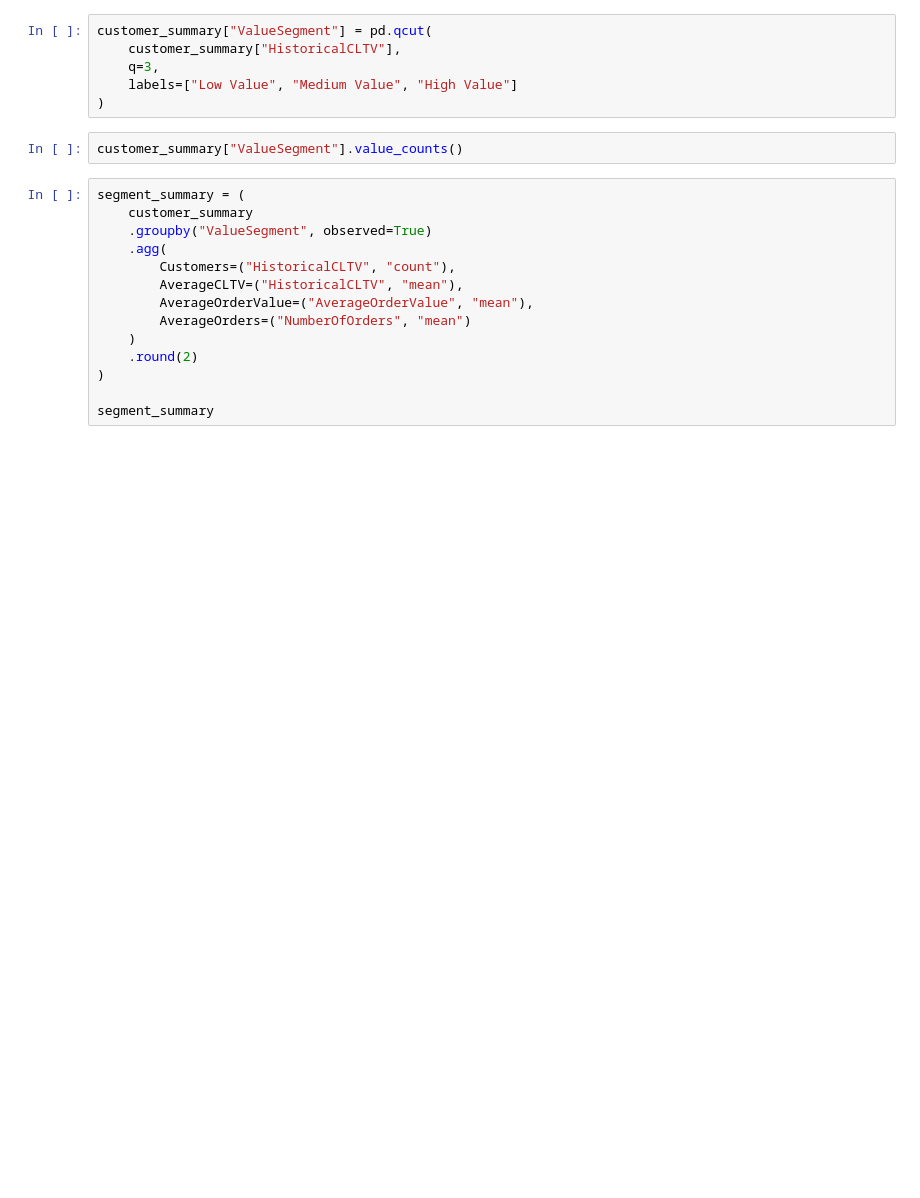
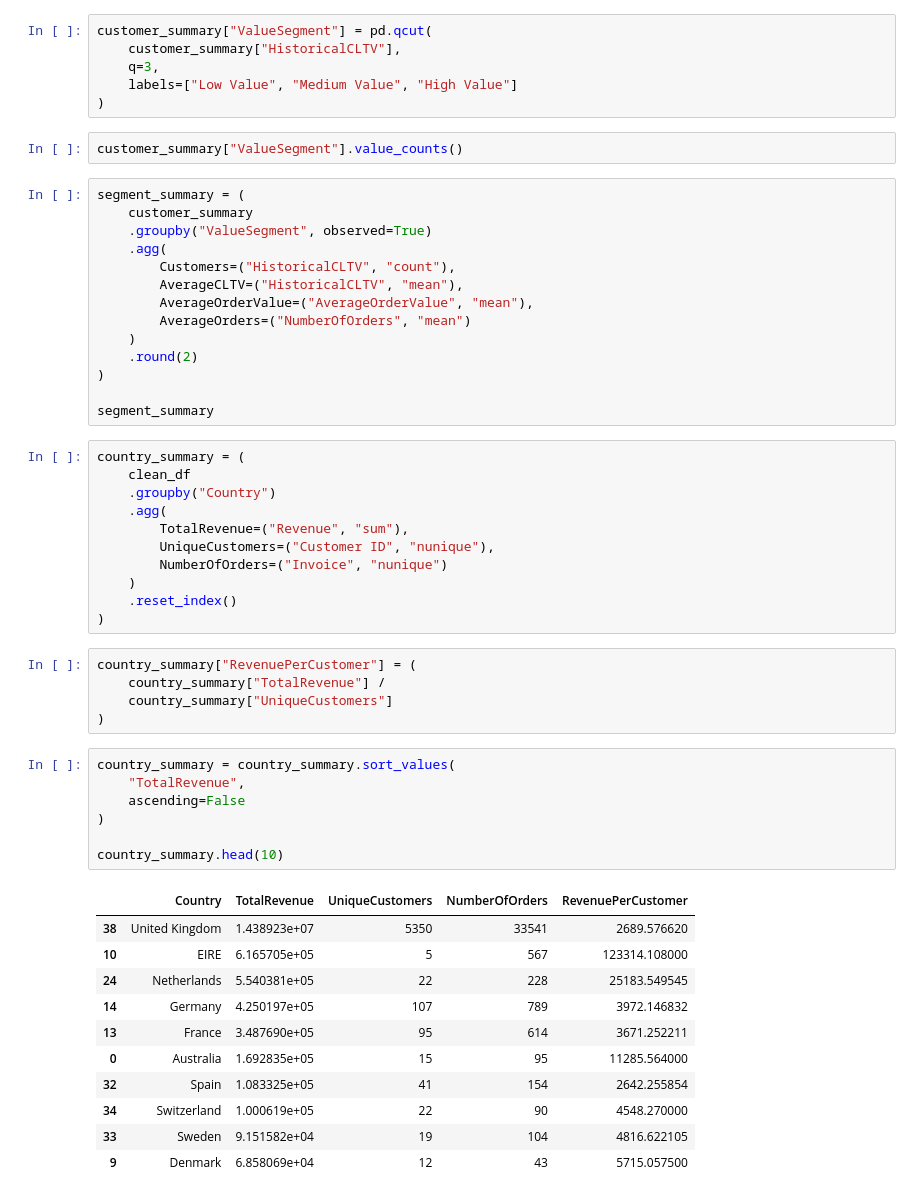
Before and after one commit to Tamoze/SaaS-ECommerce-Cohort-Retention-CLTV-Analysis, a Jupyter notebook: notebooks/week1-datacleaning.ipynb, the cells around one changed output. Drawn from its saved outputs; the diff is of its cells as text; blank space fills up the shorter version.

Commit message:
Analyze customer value by country

```diff
--- a/notebooks/week1-datacleaning.ipynb
+++ b/notebooks/week1-datacleaning.ipynb
@@ -971,3 +971,38 @@ segment_summary = (
 )
 
 segment_summary
+# %%
+country_summary = (
+    clean_df
+    .groupby("Country")
+    .agg(
+        TotalRevenue=("Revenue", "sum"),
+        UniqueCustomers=("Customer ID", "nunique"),
+        NumberOfOrders=("Invoice", "nunique")
+    )
+    .reset_index()
+)
+# %%
+country_summary["RevenuePerCustomer"] = (
+    country_summary["TotalRevenue"] /
+    country_summary["UniqueCustomers"]
+)
+# %%
+country_summary = country_summary.sort_values(
+    "TotalRevenue",
+    ascending=False
+)
+
+country_summary.head(10)
+# %% [output]
+|  | Country | TotalRevenue | UniqueCustomers | NumberOfOrders | RevenuePerCustomer |
+| 38 | United Kingdom | 1.438923e+07 | 5350 | 33541 | 2689.576620 |
+| 10 | EIRE | 6.165705e+05 | 5 | 567 | 123314.108000 |
+| 24 | Netherlands | 5.540381e+05 | 22 | 228 | 25183.549545 |
+| 14 | Germany | 4.250197e+05 | 107 | 789 | 3972.146832 |
+| 13 | France | 3.487690e+05 | 95 | 614 | 3671.252211 |
+| 0 | Australia | 1.692835e+05 | 15 | 95 | 11285.564000 |
+| 32 | Spain | 1.083325e+05 | 41 | 154 | 2642.255854 |
+| 34 | Switzerland | 1.000619e+05 | 22 | 90 | 4548.270000 |
+| 33 | Sweden | 9.151582e+04 | 19 | 104 | 4816.622105 |
+| 9 | Denmark | 6.858069e+04 | 12 | 43 | 5715.057500 |
```
Also changed, not shown: parts of 2 cells of this notebook, 1 other file.
